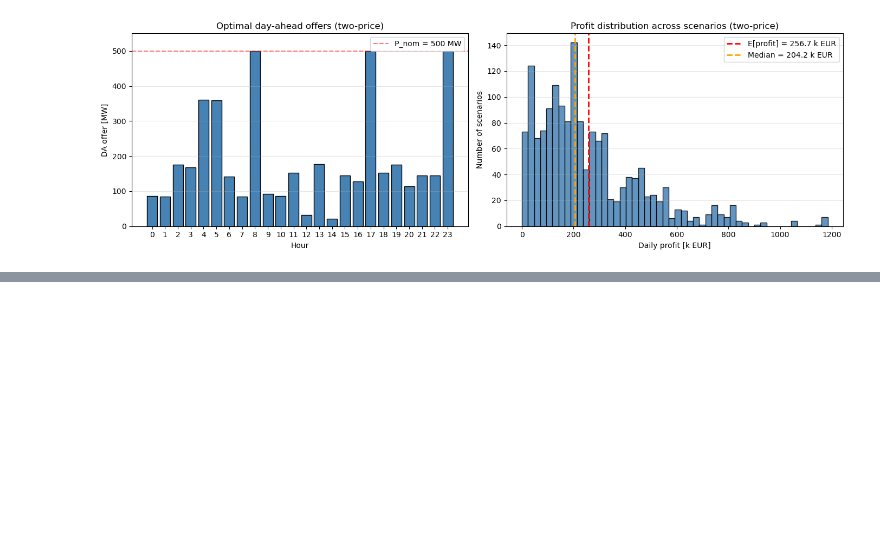
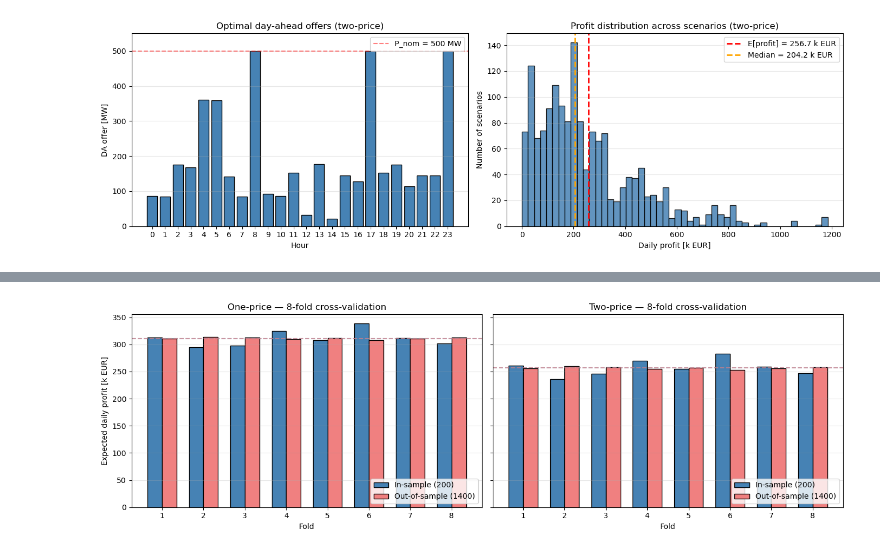
Before and after one commit to fraorma99/RES-Assignments, a Jupyter notebook: assignment_2/notebooks/main.ipynb, the cells around one changed output, grey strips where cells are left out. Cells and saved outputs as stored; diff of their text form; code cells hidden in the pictures; blank space fills up the shorter version.

Commit message:
task 1.3 completed

```diff
--- a/assignment_2/notebooks/main.ipynb
+++ b/assignment_2/notebooks/main.ipynb
@@ -240,0 +290,26 @@ Harmless degenerate cells:     538 cells (psi_up == psi_dn, in negative-price ho
+# %%
+# Task 1.3 — plot
+
+fig, axes = plt.subplots(1, 2, figsize=(14, 4.5), sharey=True)
+
+for ax, cv, name in zip(axes, [cv_1p, cv_2p], ["One-price", "Two-price"]):
+    folds = np.arange(1, cv.n_folds + 1)
+    width = 0.35
+    ax.bar(folds - width/2, cv.in_sample_profits / 1000, width,
+           label="In-sample (200)", color="steelblue", edgecolor="black")
+    ax.bar(folds + width/2, cv.out_sample_profits / 1000, width,
+           label="Out-of-sample (1400)", color="lightcoral", edgecolor="black")
+    ax.axhline(cv.mean_in_sample / 1000, color="steelblue", linestyle="--", alpha=0.6)
+    ax.axhline(cv.mean_out_sample / 1000, color="lightcoral", linestyle="--", alpha=0.6)
+    ax.set_xlabel("Fold")
+    ax.set_xticks(folds)
+    ax.set_title(f"{name} — 8-fold cross-validation")
+    ax.legend(loc="lower right")
+    ax.grid(axis="y", alpha=0.3)
+
+axes[0].set_ylabel("Expected daily profit [k EUR]")
+
+plt.tight_layout()
+plt.show()
+# %% [output]
+[figure, added]
```
Also changed, not shown: parts of 3 cells of this notebook, 1 other file.
